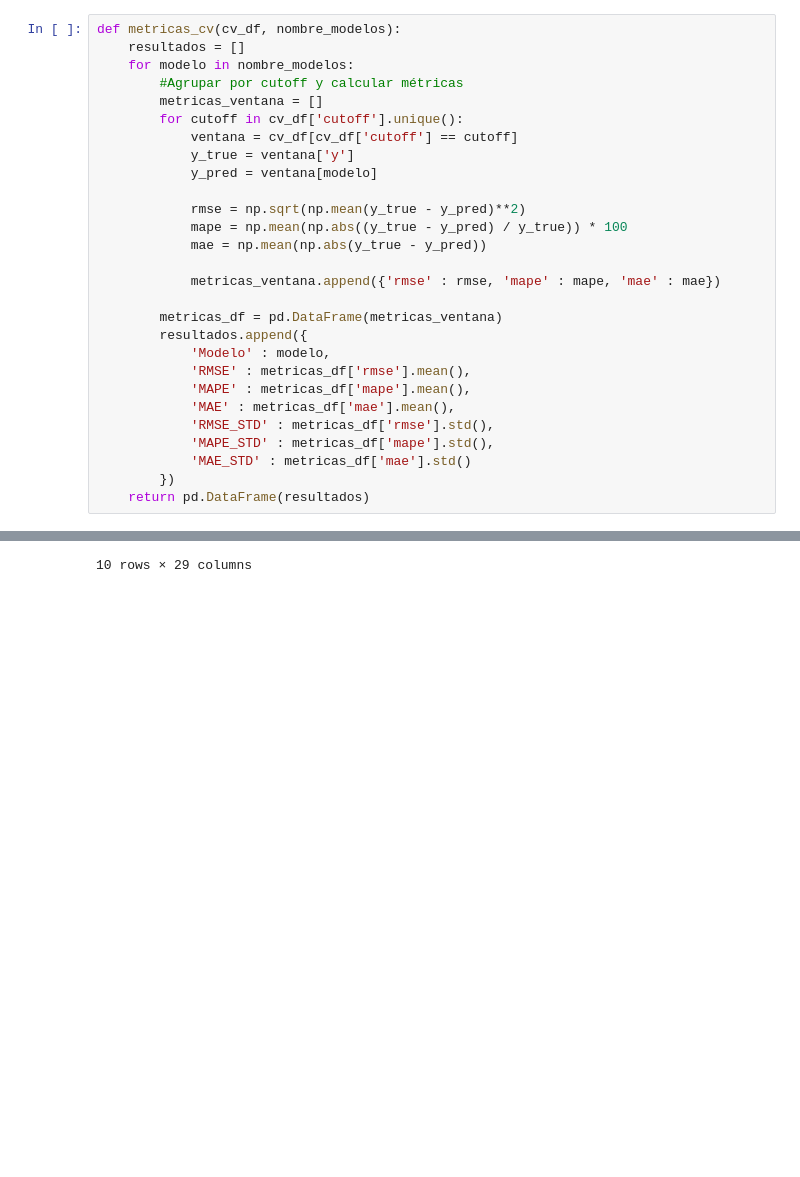
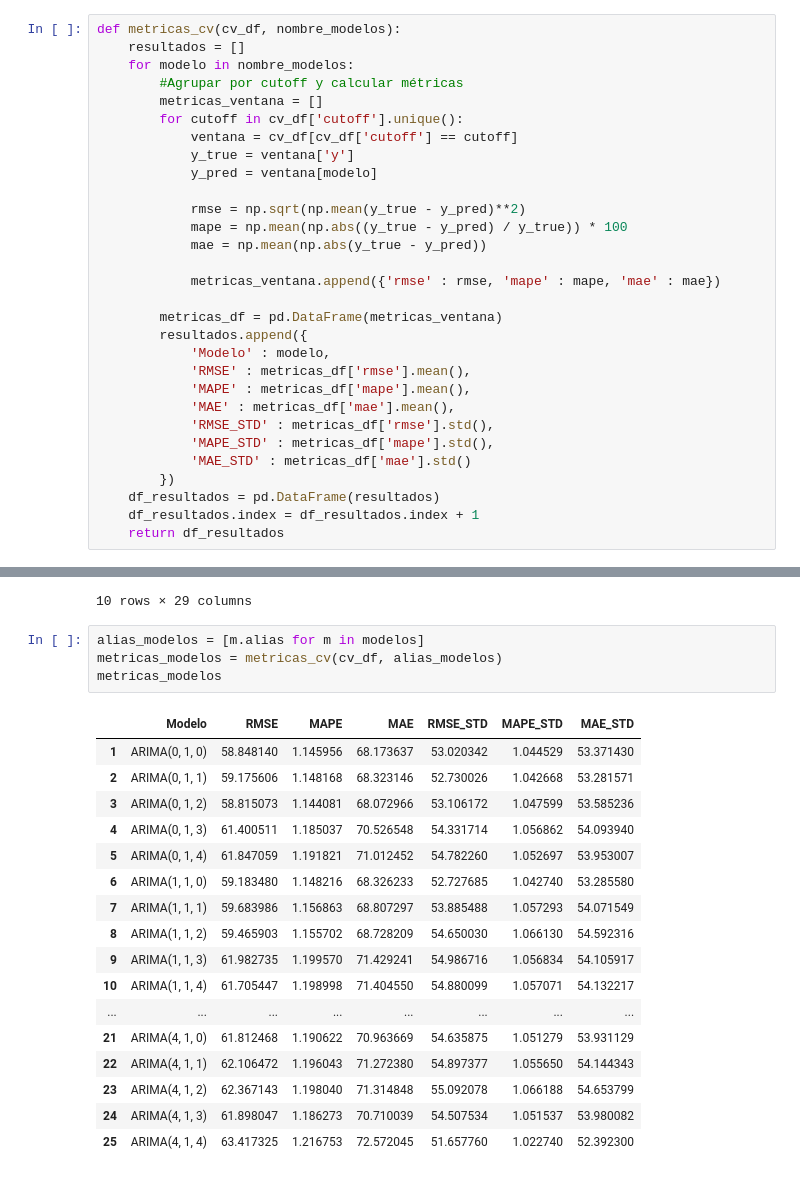
Before and after one commit to JairRamosG/Series_de_Tiempo, a Jupyter notebook: 06_ARIMA/ARIMA(p, d, q).ipynb, the cells around one changed output, grey strips where cells are left out. Cells and saved outputs as stored; diff of their text form; blank space fills up the shorter version.

```diff
--- a/06_ARIMA/ARIMA(p, d, q).ipynb
+++ b/06_ARIMA/ARIMA(p, d, q).ipynb
@@ -147,7 +147,9 @@ def metricas_cv(cv_df, nombre_modelos):
             'MAPE_STD' : metricas_df['mape'].std(),
             'MAE_STD' : metricas_df['mae'].std()
         })
-    return pd.DataFrame(resultados)
+    df_resultados = pd.DataFrame(resultados)
+    df_resultados.index = df_resultados.index + 1
+    return df_resultados
 # %%
 metricas_naive = metricas_cv(cv_df_naive, ['Naive'])
 metricas_naive
@@ -329,3 +331,25 @@ cv_df.head(10)
 | 8 | S&P 500 | 2025-02-06 | 2025-01-31 | 6083.569824 | 6040.529785 | 6040.491891 | 6040.504881 | 6042.125743 | ... |
 | 9 | S&P 500 | 2025-02-07 | 2025-01-31 | 6025.990234 | 6040.529785 | 6040.491891 | 6040.504881 | 6042.125743 | ... |
 10 rows × 29 columns
+# %%
+alias_modelos = [m.alias for m in modelos]
+metricas_modelos = metricas_cv(cv_df, alias_modelos)
+metricas_modelos
+# %% [output]
+|  | Modelo | RMSE | MAPE | MAE | RMSE_STD | MAPE_STD | MAE_STD |
+| 1 | ARIMA(0, 1, 0) | 58.848140 | 1.145956 | 68.173637 | 53.020342 | 1.044529 | 53.371430 |
+| 2 | ARIMA(0, 1, 1) | 59.175606 | 1.148168 | 68.323146 | 52.730026 | 1.042668 | 53.281571 |
+| 3 | ARIMA(0, 1, 2) | 58.815073 | 1.144081 | 68.072966 | 53.106172 | 1.047599 | 53.585236 |
+| 4 | ARIMA(0, 1, 3) | 61.400511 | 1.185037 | 70.526548 | 54.331714 | 1.056862 | 54.093940 |
+| 5 | ARIMA(0, 1, 4) | 61.847059 | 1.191821 | 71.012452 | 54.782260 | 1.052697 | 53.953007 |
+| 6 | ARIMA(1, 1, 0) | 59.183480 | 1.148216 | 68.326233 | 52.727685 | 1.042740 | 53.285580 |
+| 7 | ARIMA(1, 1, 1) | 59.683986 | 1.156863 | 68.807297 | 53.885488 | 1.057293 | 54.071549 |
+| 8 | ARIMA(1, 1, 2) | 59.465903 | 1.155702 | 68.728209 | 54.650030 | 1.066130 | 54.592316 |
+| 9 | ARIMA(1, 1, 3) | 61.982735 | 1.199570 | 71.429241 | 54.986716 | 1.056834 | 54.105917 |
+| 10 | ARIMA(1, 1, 4) | 61.705447 | 1.198998 | 71.404550 | 54.880099 | 1.057071 | 54.132217 |
+| ... | ... | ... | ... | ... | ... | ... | ... |
+| 21 | ARIMA(4, 1, 0) | 61.812468 | 1.190622 | 70.963669 | 54.635875 | 1.051279 | 53.931129 |
+| 22 | ARIMA(4, 1, 1) | 62.106472 | 1.196043 | 71.272380 | 54.897377 | 1.055650 | 54.144343 |
+| 23 | ARIMA(4, 1, 2) | 62.367143 | 1.198040 | 71.314848 | 55.092078 | 1.066188 | 54.653799 |
+| 24 | ARIMA(4, 1, 3) | 61.898047 | 1.186273 | 70.710039 | 54.507534 | 1.051537 | 53.980082 |
+| 25 | ARIMA(4, 1, 4) | 63.417325 | 1.216753 | 72.572045 | 51.657760 | 1.022740 | 52.392300 |
```
Also changed, not shown: parts of 6 cells of this notebook.
